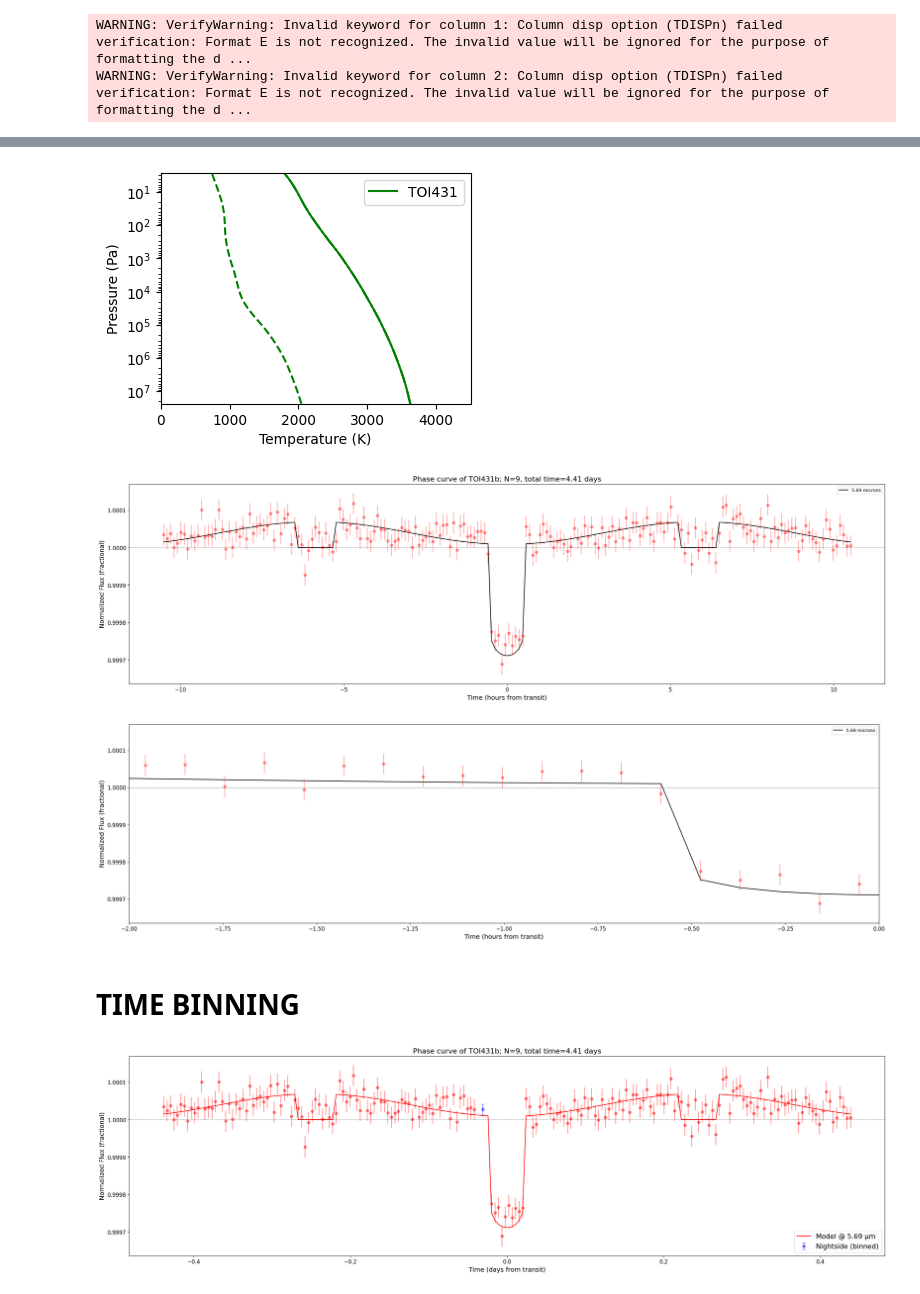
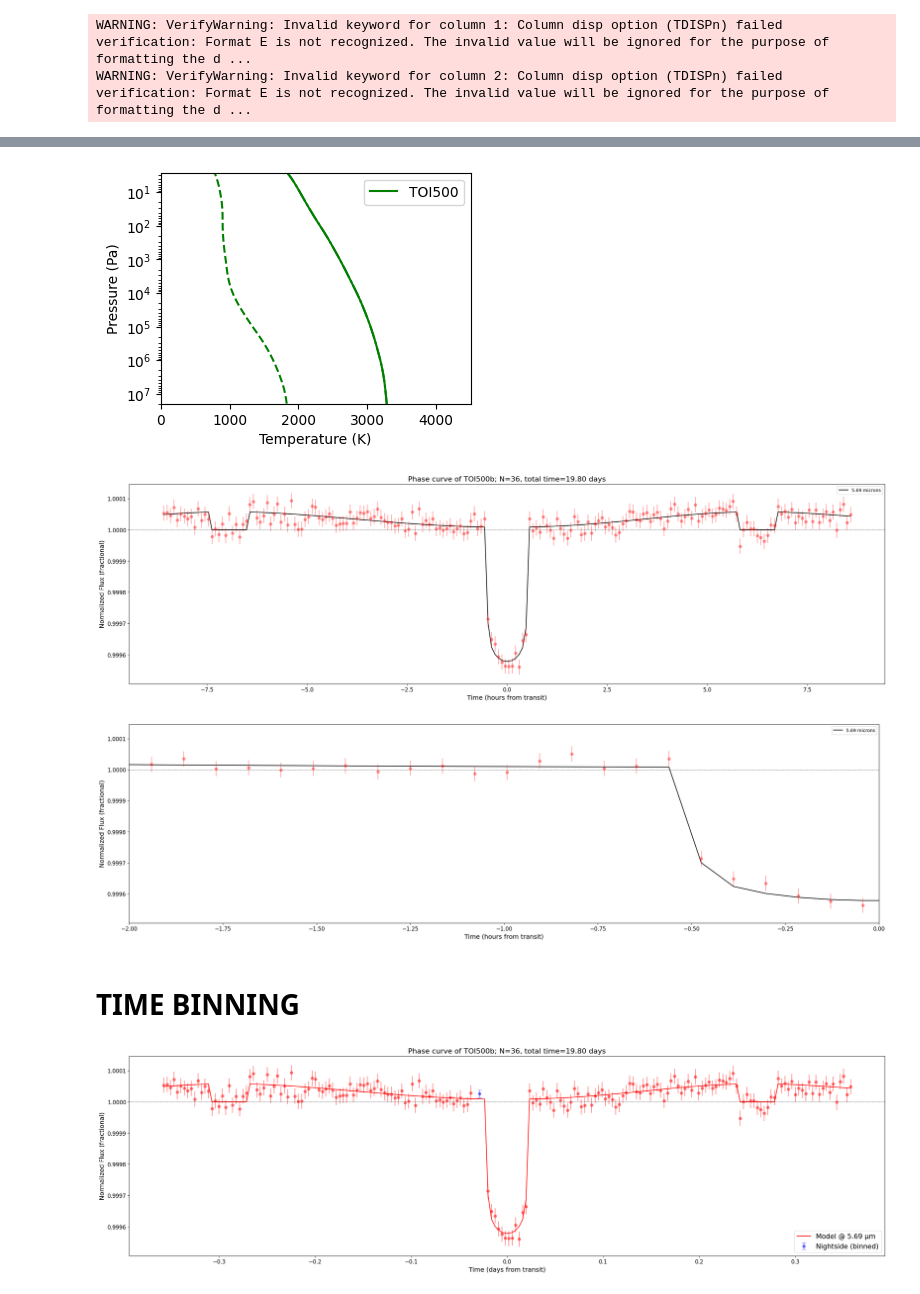
Before and after one commit to lorlo9999/MasterThesis, a Jupyter notebook: phase_curve.ipynb, the cells around one changed output, grey strips where cells are left out. Drawn from its saved outputs; the diff is of its cells as text; code cells hidden in the pictures.

Commit message:
New phase curves

```diff
--- a/phase_curve.ipynb
+++ b/phase_curve.ipynb
@@ -141,15 +139,15 @@ star_logg = [4.5, 4.6, 4.9, 4.6, 4.6, 4.5, 4.5, 4.6]
 star_age = [10.2, 6.3, 5.6, 5.1, 5, 11, 6.9, 0.3] #Gyr
 star_distance = [47.28, 61.87, 18.22, 32.6, 47.39, 85.8, 55.01, 42.58] #pc, to be fixed
 
-name = planet_names[3]
+name = planet_names[4]
 H = '20'
 iw = '4'
-eff = '0001'
+eff = '00001'
 
 #optional
-S = '20'
+S = '40'
 
-N_pc = 9
+N_pc = 36
 # %%
 mass = planet_masses[planet_names.index(name)] #Earth masses
 #convert to jupiter masses
@@ -168,7 +166,8 @@ pl = Planet(planet_mass=mass_jup, planet_radius= radius_jup, planet_sma=a, plane
             impact_param=planet_impact[planet_names.index(name)], orbital_period=planet_period[planet_names.index(name)],
             transit_time=planet_transit[planet_names.index(name)])
 
-st = PhoenixStar(temperature=star_temperature[planet_names.index(name)], radius=star_radius[planet_names.index(name)], metallicity=star_metallicity[planet_names.index(name)],distance=star_distance[planet_names.index(name)], phoenix_path='Phoenix/')
+st = PhoenixStar(temperature=star_temperature[planet_names.index(name)], radius=star_radius[planet_names.index(name)],
+                 metallicity=star_metallicity[planet_names.index(name)],distance=star_distance[planet_names.index(name)], phoenix_path='Phoenix/')
 # %% [output]
 WARNING: VerifyWarning: Invalid keyword for column 1: Column disp option (TDISPn) failed verification: Format E is not recognized. The invalid value will be ignored for the purpose of formatting the d ...
 WARNING: VerifyWarning: Invalid keyword for column 2: Column disp option (TDISPn) failed verification: Format E is not recognized. The invalid value will be ignored for the purpose of formatting the d ...
@@ -183,9 +182,9 @@ pl._pericentre_long = planet_pericentre_long[planet_names.index(name)] #w
 #convert from seconds to days
 transittime = pl.transitTime*1.15741e-5
 _period = planet_period[planet_names.index(name)]
-_extra = min(_period/4 + 2*transittime, _period/2 - transittime)  # never exceed next transit
-begin = pl._mid_time - _period/2 - _extra
-end   = pl._mid_time + _period/2 + _extra
+phase_window = 0.65  # fraction of period shown on each side (0.5 = ±half period, reduce to shorten)
+begin = pl._mid_time - phase_window * _period
+end   = pl._mid_time + phase_window * _period
 
 phases = np.linspace(begin, end, 200)
 # %%
@@ -339,7 +342,7 @@ plt.ylabel('Pressure (Pa)')
 #plt.savefig('all_tp.png',bbox_inches='tight', dpi=180)
 plt.show()
 # %% [output]
-[figure, old version]
+[figure, new version]
 # %%
 ariel = pd.read_csv(f'./ARIEL/arielrad_{name}/tier2.csv', skiprows=6)
 fb_ariel = FluxBinner(ariel['Wavelength [um]'], ariel['Bandwidth [um]'])
@@ -395,14 +398,15 @@ transit_center_idx = np.where(_near_transit)[0][np.argmin(binned_flux[_near_tran
 # Step 2: compute ingress index from the known transit half-duration
 _transit_half = (T_transit_hours[_idx] / 2) / 24   # half-transit duration in days
 _dt = np.mean(np.diff(hs._orbitals))               # step size in days
-ingress_idx = transit_center_idx - int(round(_transit_half / _dt))
+ingress_idx = transit_center_idx - int(round(_transit_half / _dt)) - 2
 
 # Step 3: baseline from nightside (2–6 transit half-durations before ingress)
-_baseline_mask = (hs._orbitals > hs._orbitals[ingress_idx] - 6 * _transit_half) &                  (hs._orbitals < hs._orbitals[ingress_idx] - 2 * _transit_half)
+_baseline_mask = (hs._orbitals > hs._orbitals[ingress_idx] - 6 * _transit_half) &  (hs._orbitals < hs._orbitals[ingress_idx] - 2 * _transit_half)
 baseline = np.median(binned_flux[_baseline_mask])
 
 # 4 points immediately before ingress
-before_ingress_idx = np.arange(ingress_idx - 2, ingress_idx+2)
+
+before_ingress_idx = np.arange(ingress_idx - 2, ingress_idx+ 2)
 all_idx  = np.arange(len(hs._orbitals))
 main_idx = np.setdiff1d(all_idx, before_ingress_idx)
 _err_night = binned_err / np.sqrt(4)
@@ -452,8 +456,8 @@ else:
     plt.savefig(f'PhaseCurves/{name}_H{H}_IW{iw}_{eff}_zoomed_phase_curve.pdf',format='pdf', bbox_inches='tight')
 plt.show()
 # %% [output]
-[figure, old version]
+[figure, new version]
-[figure, old version]
+[figure, new version]
 # %% [markdown]
 # TIME BINNING
 # %%
@@ -470,25 +474,25 @@ t_night   = np.mean(hs._orbitals[before_ingress_idx])
 # %%
 plt.figure(figsize=(30, 8))
 plt.ticklabel_format(useOffset=False)
 
 # Main phase curve
 plt.plot(hs._orbitals, binned_flux, color='red', label=f'Model @ {binned_wl:.2f} µm')
 plt.errorbar(hs._orbitals[main_idx], rand[main_idx], yerr=binned_err, fmt='o', color='red', alpha=0.5)
 
 # Nightside binned point
 plt.errorbar(t_night, rand_night, yerr=err_night, fmt='o', color='blue',
              capsize=5, label='Nightside (binned)',alpha=0.5)
 
 plt.title(f'Phase curve of {name}b; N={N_pc}, total time={time:.2f} days', fontsize=16)
 plt.axhline(1, color='black', linestyle='--', linewidth=0.5)
 plt.xlabel('Time (days from transit)',fontsize = 14)
 plt.ylabel('Normalized Flux (fractional)',fontsize = 14)
 plt.tick_params(axis='both', which='major', labelsize=12)
 plt.legend(loc='lower right',fontsize=15)
-if name == 'K2141':
+if name == 'K2141' or name == 'TOI431':
     plt.savefig(f'PhaseCurves/{name}_H{H}_IW{iw}_{eff}_S{S}_binned_phase_curve.pdf',format='pdf', bbox_inches='tight')
 else:
     plt.savefig(f'PhaseCurves/{name}_H{H}_IW{iw}_{eff}_binned_phase_curve.pdf',format='pdf', bbox_inches='tight')
 plt.show()
 # %% [output]
-[figure, old version]
+[figure, new version]
```
Also changed, not shown: parts of 2 cells of this notebook, 25 other files.
